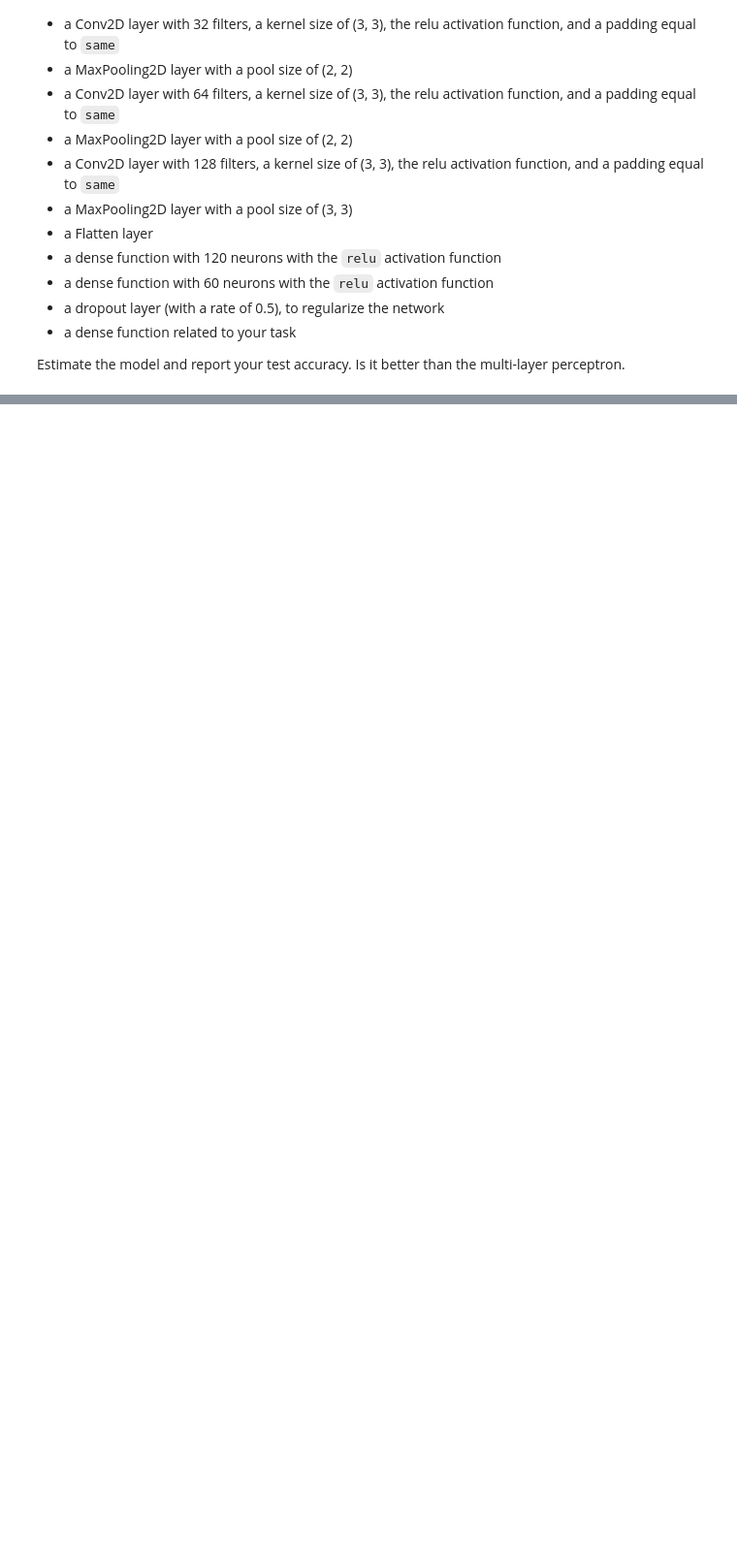
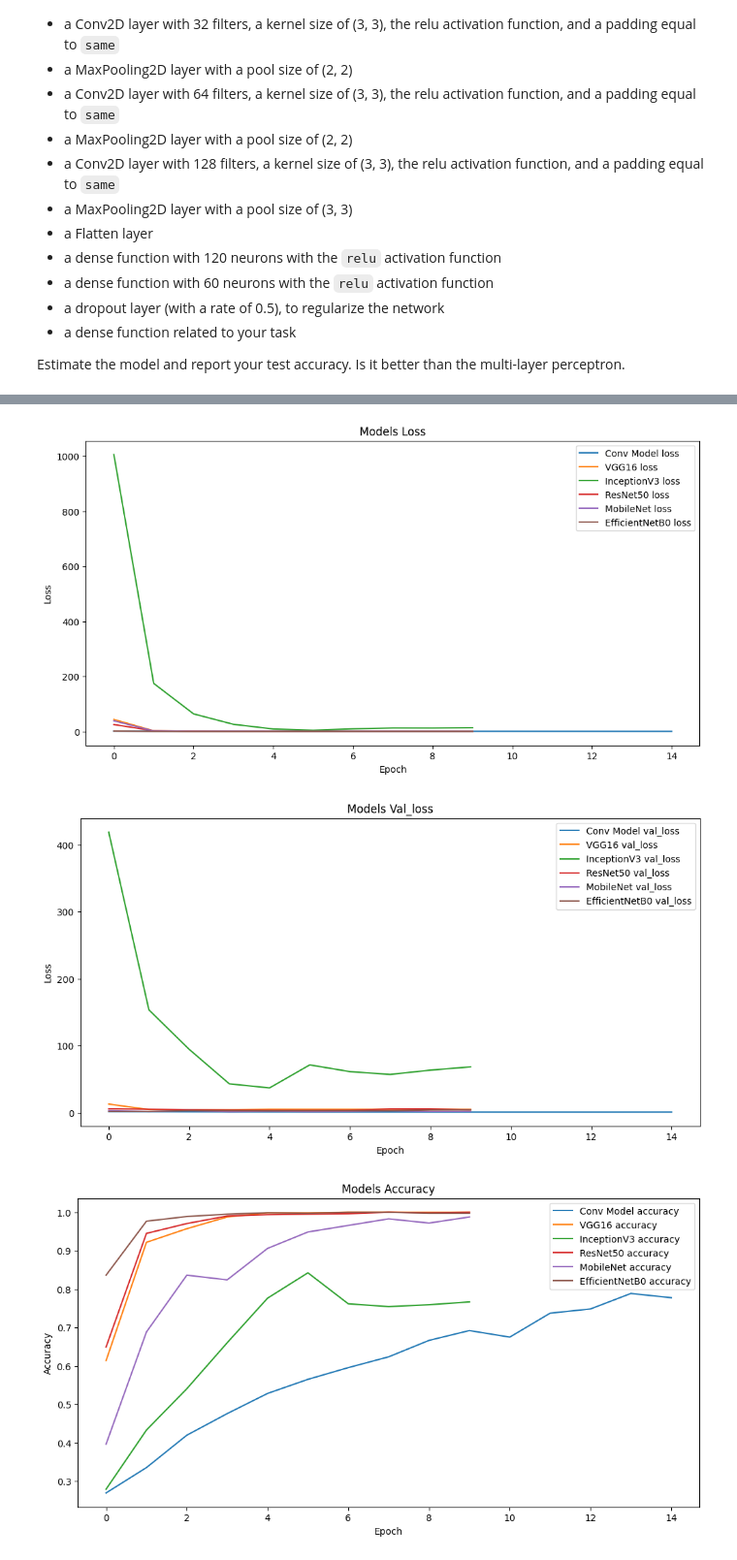
Before and after one commit to fabrizi0rigodanz0/Yelp_Photo_Classifier, a Jupyter notebook: notebook.ipynb, the cells around one changed output, grey strips where cells are left out. Shown at 97% size. Cells and saved outputs as stored; diff of their text form; code cells hidden in the pictures; blank space fills up the shorter version.

```diff
--- a/notebook.ipynb
+++ b/notebook.ipynb
@@ -624,3 +624,11 @@ Define a CNN that is composed of:
 - a dense function related to your task
 
 Estimate the model and report your test accuracy. Is it better than the multi-layer perceptron.
+# %%
+early_stopping = EarlyStopping(
+    monitor='val_loss',
+    patience=7,
+    restore_best_weights=True
+)
+
+optimizer = tf.keras.optimizers.Adam(learning_rate= 0.0001)
@@ -626,0 +978,11 @@ Estimate the model and report your test accuracy. Is it better than the multi-la
+# %%
+#ResNet50
+resnet50_model = load_model('ResNet50')
+resnet50_model = model_trainable(resnet50_model)
+resnet50_model = modify_model(resnet50_model)
+
+history_resnet50_model, training_time_resnet50_model = compile_and_train_model(resnet50_model, train_ds, test_ds)
+evaluation_resnet50_model= evaluate_model(resnet50_model, test_ds)
+add_results('ResNet50', history_resnet50_model, evaluation_resnet50_model, training_time_resnet50_model)
+
+models_histories['ResNet50'] = history_resnet50_model.history
@@ -626,0 +1007,11 @@ Estimate the model and report your test accuracy. Is it better than the multi-la
+# %%
+#MobileNet
+mobilenet_model = load_model('MobileNet')
+mobilenet_model = model_trainable(mobilenet_model)
+mobilenet_model = modify_model(mobilenet_model)
+
+history_mobilenet_model, training_time_mobilenet_model = compile_and_train_model(mobilenet_model, train_ds, test_ds)
+evaluation_mobilenet_model= evaluate_model(mobilenet_model, test_ds)
+add_results('MobileNet', history_mobilenet_model, evaluation_mobilenet_model, training_time_mobilenet_model)
+
+models_histories['MobileNet'] = history_mobilenet_model.history
@@ -626,0 +1036,11 @@ Estimate the model and report your test accuracy. Is it better than the multi-la
+# %%
+#EfficientNetB0
+effnetB0_model = load_model('EfficientNetB0')
+effnetB0_model = model_trainable(effnetB0_model)
+effnetB0_model = modify_model(effnetB0_model)
+
+history_effnetB0_model, training_time_effnetB0_model = compile_and_train_model(effnetB0_model, train_ds, test_ds)
+evaluation_effnetB0_model= evaluate_model(effnetB0_model, test_ds)
+add_results('EfficientNetB0', history_effnetB0_model, evaluation_effnetB0_model, training_time_effnetB0_model)
+
+models_histories['EfficientNetB0'] = history_effnetB0_model.history
@@ -626,0 +1065,6 @@ Estimate the model and report your test accuracy. Is it better than the multi-la
+# %%
+plot_model_histories(models_histories)
+# %% [output]
+[figure, added]
+[figure, added]
+[figure, added]
```
Also changed, not shown: parts of 17 cells of this notebook.
